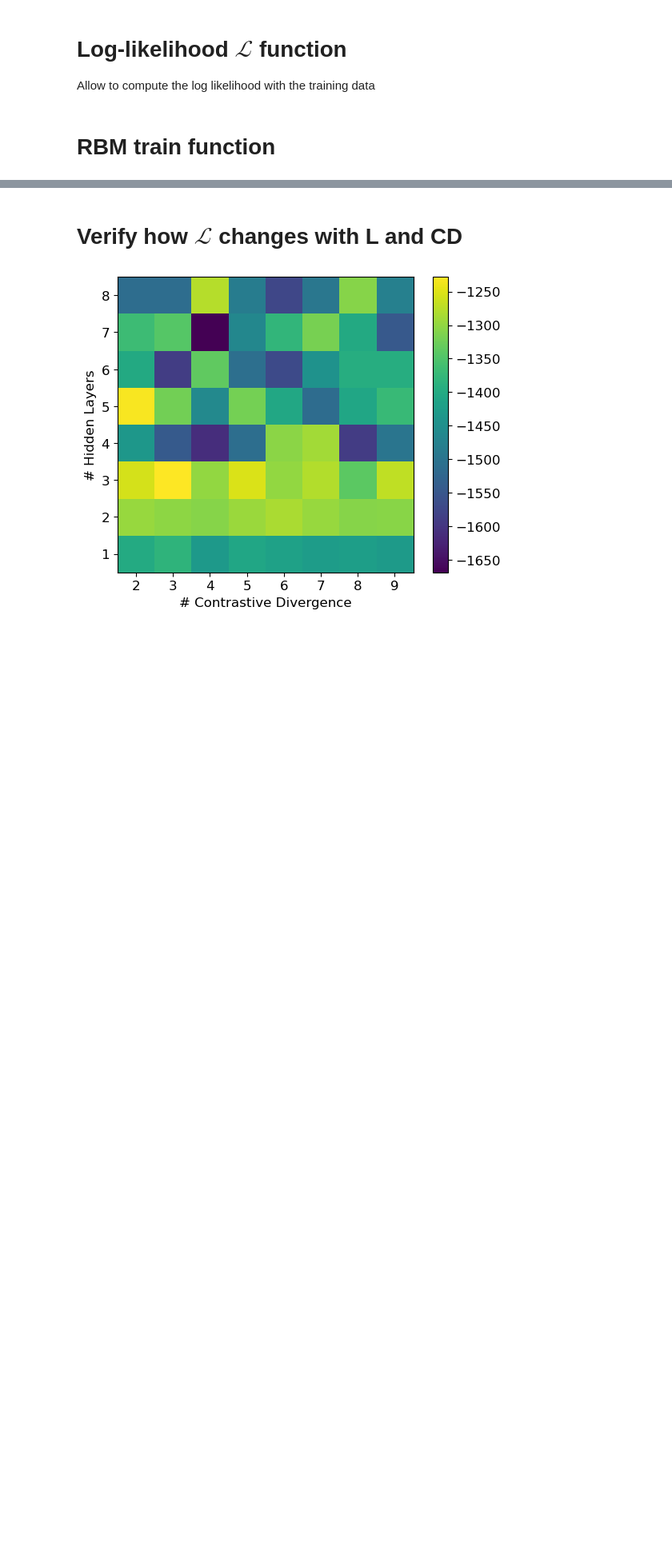
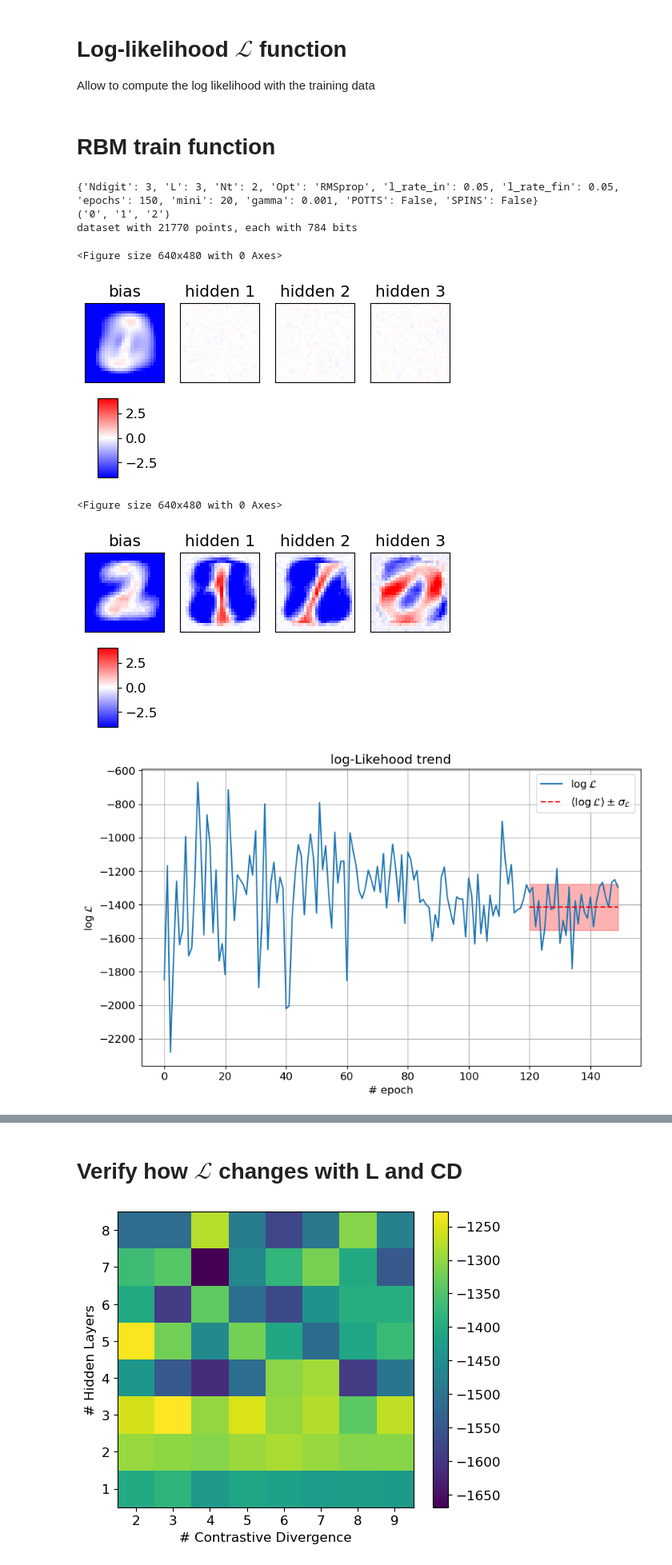
Before and after one commit to FrancescoLR02/LCP-Mod-B-Exercises, a Jupyter notebook: ex2_RBM/RBM_2025_MNIST.ipynb, the cells around one changed output, grey strips where cells are left out. Shown at 80% size. Saved outputs shown, nothing was run; the diff lists cells and outputs as text; code cells hidden in the pictures; blank space fills up the shorter version.

```diff
--- a/ex2_RBM/RBM_2025_MNIST.ipynb
+++ b/ex2_RBM/RBM_2025_MNIST.ipynb
@@ -303,3 +303,15 @@ def LoadData(WhichData = None, WhichFolder = None, WhichModel = None,  KFold = F
+# %%
+
+def InitializeData(Ndigit):
+   list_10_digits = ('0','1','2','3','4','5','6','7','8','9')
+   list_digits = list_10_digits[:Ndigit]
+   print(list_digits)
+   keep=np.isin(Y_original, list_digits)
+   X_keep,Y=X_original[keep],Y_original[keep]
+   data,label = MNIST_bit(X_keep),Y
+   data,label = data.astype("int"),label.astype("int")
+
+   return data, label
 # %% [markdown]
 ## Gradient descent method
 # %%
@@ -401,2 +607,13 @@ def log_likelihood(a, b, w, data):
 # %%
 DefaultHyperp = {'Ndigit': 3, 'L': 3, 'Nt': 2, 'Opt': 'RMSprop', 'l_rate_in': 0.05, 'l_rate_fin': 0.05, 'epochs': 150, 'mini': 20, 'gamma': 0.001, 'POTTS': False, 'SPINS': False}
+print(DefaultHyperp)
+LLmean, LLstd = train_RBM(DefaultHyperp, FolderName = 'SingleTrain', Debug = True, LL = True, LLPlot=True, BoolSaveFile=True)
+# %% [output]
+{'Ndigit': 3, 'L': 3, 'Nt': 2, 'Opt': 'RMSprop', 'l_rate_in': 0.05, 'l_rate_fin': 0.05, 'epochs': 150, 'mini': 20, 'gamma': 0.001, 'POTTS': False, 'SPINS': False}
+('0', '1', '2')
+dataset with 21770 points, each with 784 bits
+<Figure size 640x480 with 0 Axes>
+[figure, added]
+<Figure size 640x480 with 0 Axes>
+[figure, added]
+[figure, added]
```
Also changed, not shown: parts of 20 cells of this notebook, 15 other files.
